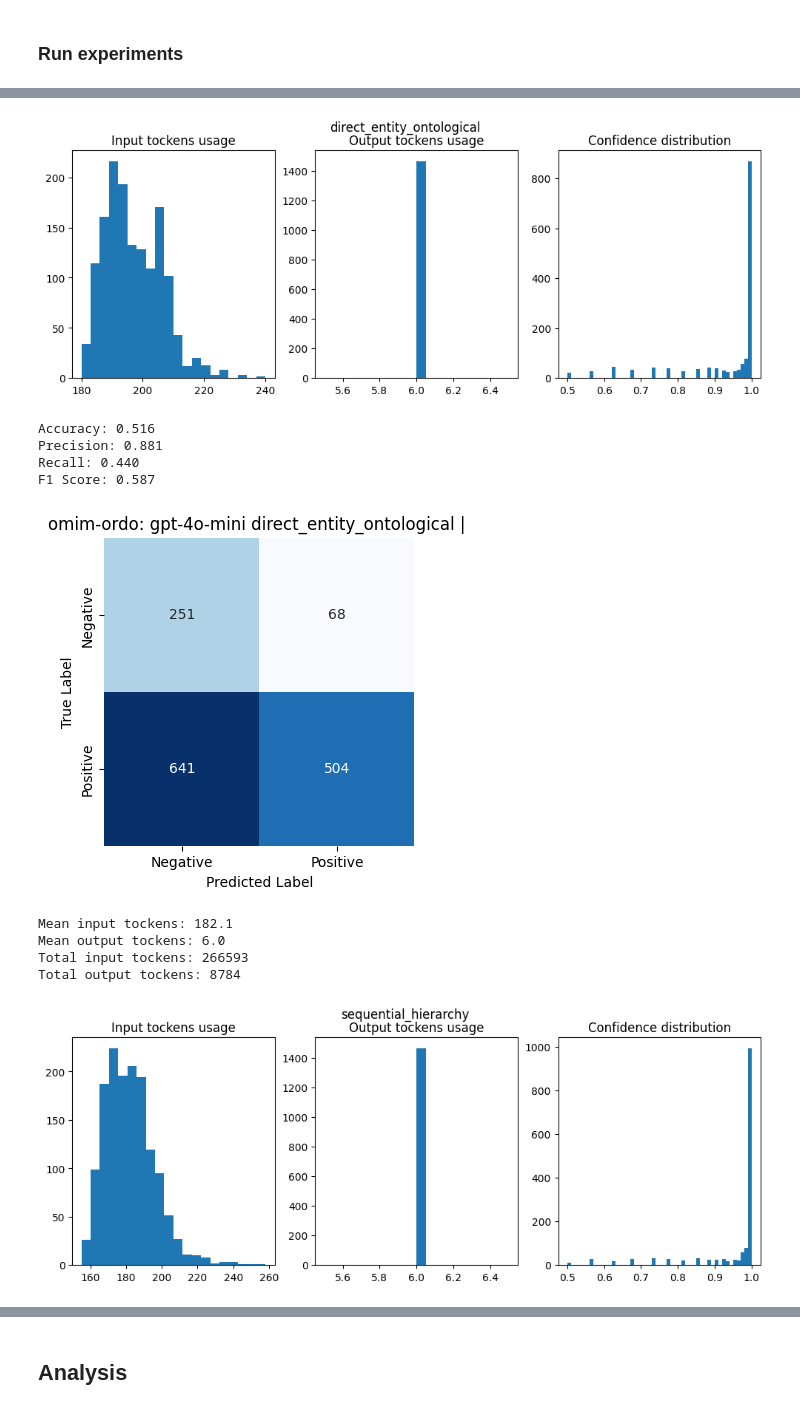
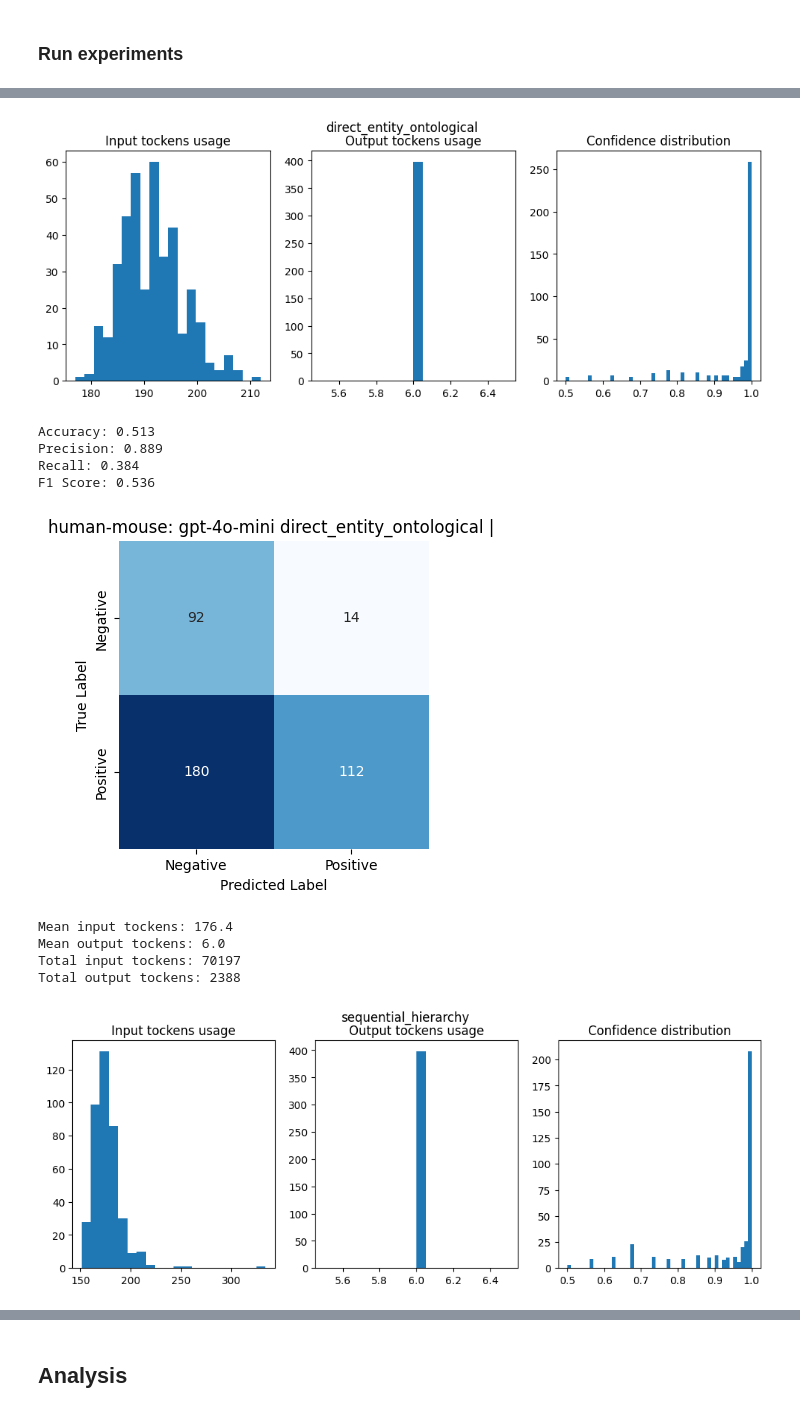
Before and after one commit to city-artificial-intelligence/logmap-llm-exp, a Jupyter notebook: notebooks/parents_experiments.ipynb, the cells around one changed output, grey strips where cells are left out. Cells and saved outputs as stored; diff of their text form; code cells hidden in the pictures.

```diff
--- a/notebooks/parents_experiments.ipynb
+++ b/notebooks/parents_experiments.ipynb
@@ -43,10 +46,10 @@ SET_NAME = "human-mouse"
 SOURCE_ONTOLOGY = "mouse"
 TARGET_ONTOLOGY = "human"
 
-DATASET_NAME = "bioml-2024"
-SET_NAME = "omim-ordo"
-SOURCE_ONTOLOGY = "omim"
-TARGET_ONTOLOGY = "ordo"
+# DATASET_NAME = "bioml-2024"
+# SET_NAME = "omim-ordo"
+# SOURCE_ONTOLOGY = "omim"
+# TARGET_ONTOLOGY = "ordo"
 
 src_onto_path = DATA_DIR / DATASET_NAME / SET_NAME / f"{SOURCE_ONTOLOGY}.owl"
 tgt_onto_path = DATA_DIR / DATASET_NAME / SET_NAME / f"{TARGET_ONTOLOGY}.owl"
@@ -164,7 +161,10 @@ EXP_NAMES_TO_PROMPT_FUNCTIONS = {
 }
 
 src_entity, tgt_entity = read_oracle_pairs(format_oracle_pairs_filepath(DATASET_NAME, SET_NAME))[0]
-src_entity, tgt_entity = OntologyEntryAttr(src_entity, onto_src), OntologyEntryAttr(tgt_entity, onto_tgt)
+try:
+    src_entity, tgt_entity = OntologyEntryAttr(src_entity, onto_src), OntologyEntryAttr(tgt_entity, onto_tgt)
+except AssertionError:
+    src_entity, tgt_entity = OntologyEntryAttr(tgt_entity, onto_src), OntologyEntryAttr(src_entity, onto_tgt)
 
 print(src_entity)
 print(tgt_entity)
@@ -194,7 +194,7 @@ Based on their **ontological positioning, hierarchical relationships, and semant
 # %% [markdown]
 ### Run experiments
 # %%
-MAX_WORKERS = 50
+MAX_WORKERS = 20
 MODEL = "gpt-4o-mini"
 
 oracle_candidate_pairs_path = format_oracle_pairs_filepath(DATASET_NAME, SET_NAME)
@@ -242,11 +242,11 @@ Total output tockens: 8784
-[figure, old version]
+[figure, new version]
-Accuracy: 0.516
-Precision: 0.881
-Recall: 0.440
-F1 Score: 0.587
+Accuracy: 0.513
+Precision: 0.889
+Recall: 0.384
+F1 Score: 0.536
-[figure, old version]
+[figure, new version]
-Mean input tockens: 182.1
+Mean input tockens: 176.4
 Mean output tockens: 6.0
-Total input tockens: 266593
-Total output tockens: 8784
+Total input tockens: 70197
+Total output tockens: 2388
-[figure, old version]
+[figure, new version]
```
Also changed, not shown: parts of 5 cells of this notebook.
